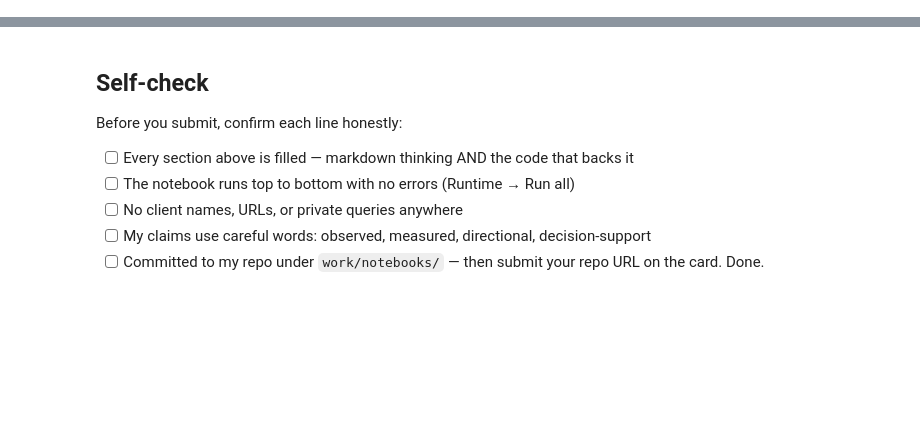
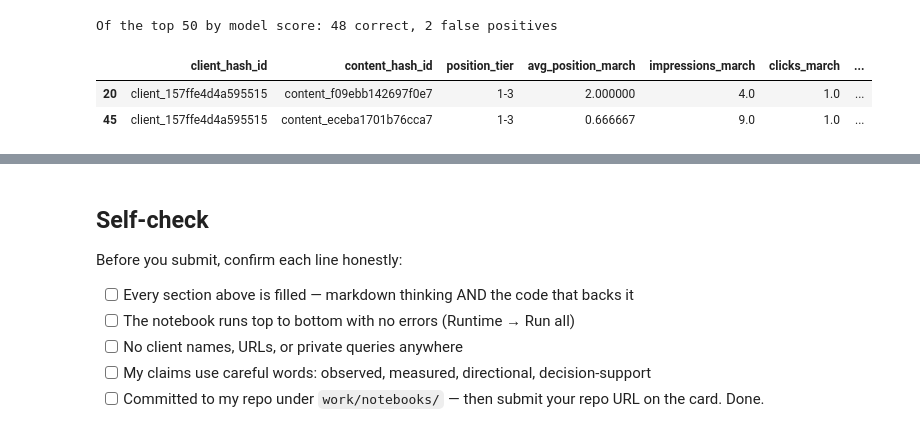
Before and after one commit to Hafiz-Taha-Hussain/Flyrank-Work, a Jupyter notebook: work/notebooks/w05_model.ipynb, the cells around one changed output, grey strips where cells are left out. Cells and saved outputs as stored; diff of their text form; code cells hidden in the pictures; blank space fills up the shorter version.

```diff
--- a/work/notebooks/w05_model.ipynb
+++ b/work/notebooks/w05_model.ipynb
@@ -24,0 +250,19 @@ This skeleton is yours to fill. Work the sections **in order** — each one has
+# %%
+test_ranked = data_test.copy()
+test_ranked["rf_score"] = rf_scores
+test_ranked["actual_declined"] = y_test.values
+test_ranked = test_ranked.sort_values("rf_score", ascending=False).reset_index(drop=True)
+
+top50 = test_ranked.head(50)
+false_positives = top50[top50["actual_declined"] == 0]
+print(f"Of the top 50 by model score: {len(top50) - len(false_positives)} correct, {len(false_positives)} false positives")
+
+false_positives[[
+    "client_hash_id", "content_hash_id", "position_tier", "avg_position_march",
+    "impressions_march", "clicks_march", "rf_score",
+]].head(10)
+# %% [output]
+Of the top 50 by model score: 48 correct, 2 false positives
+|  | client_hash_id | content_hash_id | position_tier | avg_position_march | impressions_march | clicks_march | ... |
+| 20 | client_157ffe4d4a595515 | content_f09ebb142697f0e7 | 1-3 | 2.000000 | 4.0 | 1.0 | ... |
+| 45 | client_157ffe4d4a595515 | content_eceba1701b76cca7 | 1-3 | 0.666667 | 9.0 | 1.0 | ... |
```
Also changed, not shown: parts of 16 cells of this notebook.
